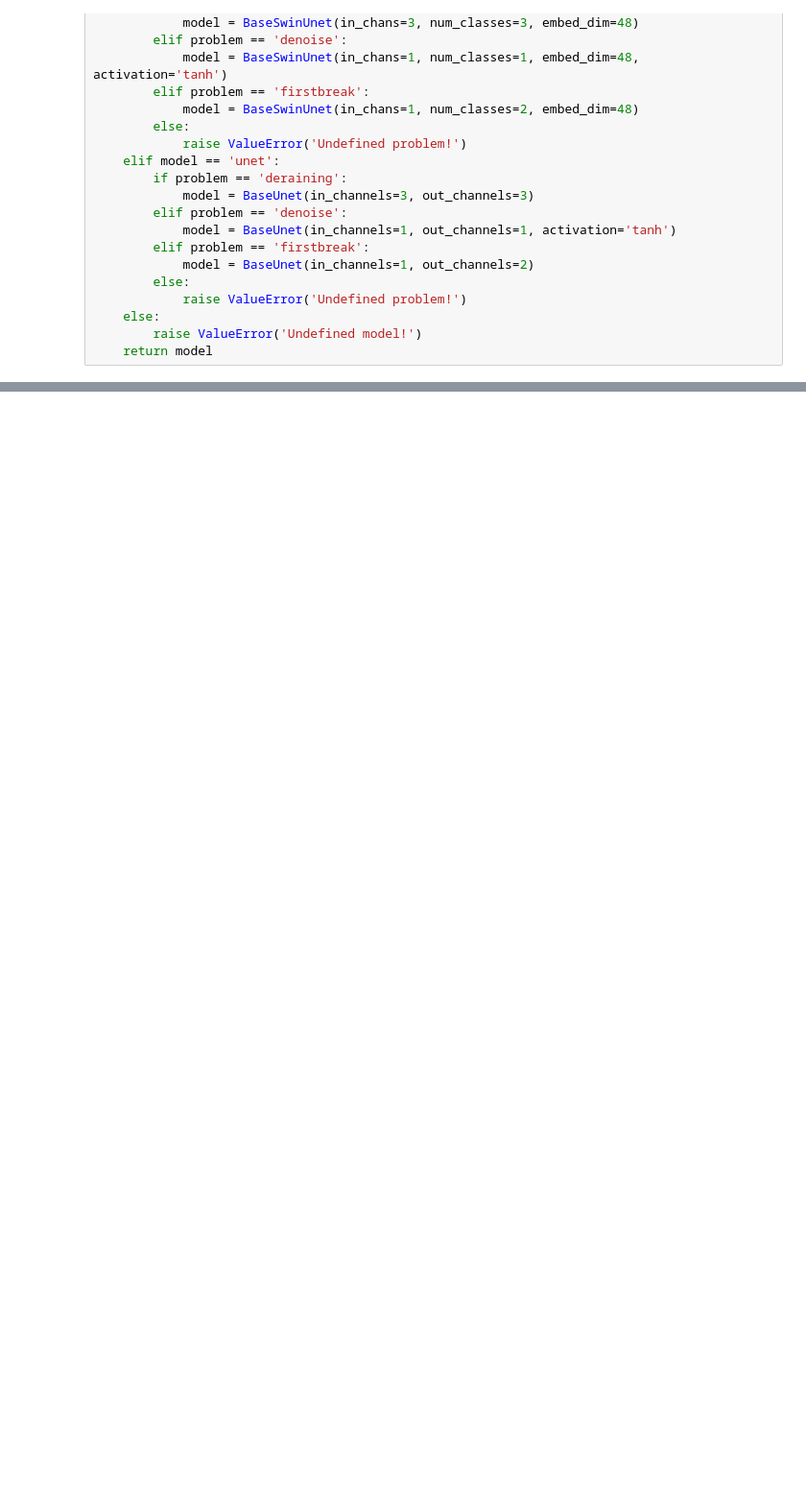
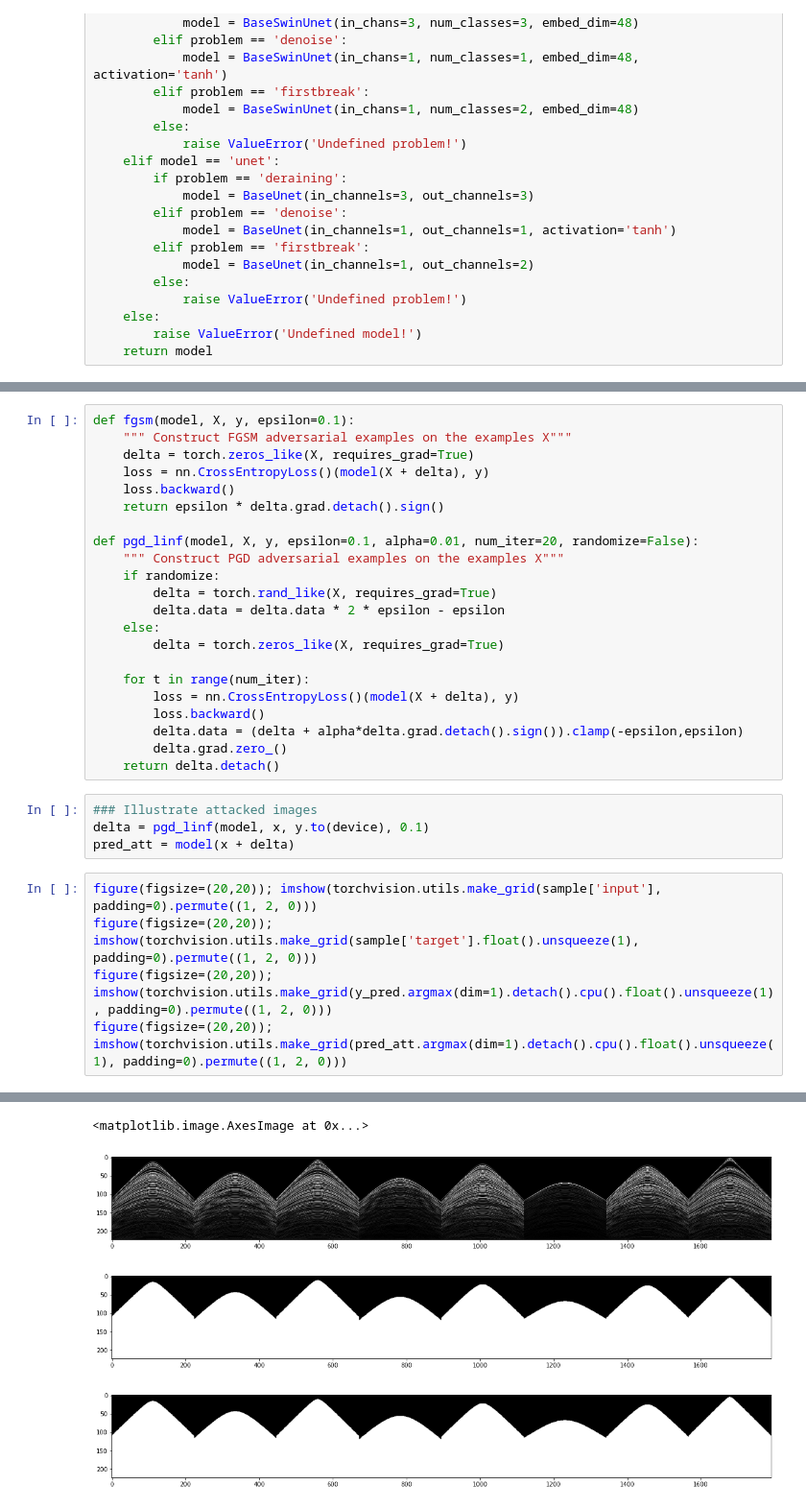
Before and after one commit to makamoa/seismic, a Jupyter notebook: src/AdversarialAttacks.ipynb, the cells around one changed output, grey strips where cells are left out. Shown at 96% size. Saved outputs shown, nothing was run; the diff lists cells and outputs as text; blank space fills up the shorter version.

```diff
--- a/src/AdversarialAttacks.ipynb
+++ b/src/AdversarialAttacks.ipynb
@@ -59,0 +114,32 @@ prefix=''
+# %%
+def fgsm(model, X, y, epsilon=0.1):
+    """ Construct FGSM adversarial examples on the examples X"""
+    delta = torch.zeros_like(X, requires_grad=True)
+    loss = nn.CrossEntropyLoss()(model(X + delta), y)
+    loss.backward()
+    return epsilon * delta.grad.detach().sign()
+
+def pgd_linf(model, X, y, epsilon=0.1, alpha=0.01, num_iter=20, randomize=False):
+    """ Construct PGD adversarial examples on the examples X"""
+    if randomize:
+        delta = torch.rand_like(X, requires_grad=True)
+        delta.data = delta.data * 2 * epsilon - epsilon
+    else:
+        delta = torch.zeros_like(X, requires_grad=True)
+
+    for t in range(num_iter):
+        loss = nn.CrossEntropyLoss()(model(X + delta), y)
+        loss.backward()
+        delta.data = (delta + alpha*delta.grad.detach().sign()).clamp(-epsilon,epsilon)
+        delta.grad.zero_()
+    return delta.detach()
+# %%
+### Illustrate attacked images
+delta = pgd_linf(model, x, y.to(device), 0.1)
+pred_att = model(x + delta)
+# %%
+figure(figsize=(20,20)); imshow(torchvision.utils.make_grid(sample['input'], padding=0).permute((1, 2, 0)))
+figure(figsize=(20,20)); imshow(torchvision.utils.make_grid(sample['target'].float().unsqueeze(1), padding=0).permute((1, 2, 0)))
+figure(figsize=(20,20)); imshow(torchvision.utils.make_grid(y_pred.argmax(dim=1).detach().cpu().float().unsqueeze(1), padding=0).permute((1, 2, 0)))
+figure(figsize=(20,20)); imshow(torchvision.utils.make_grid(pred_att.argmax(dim=1).detach().cpu().float().unsqueeze(1), padding=0).permute((1, 2, 0)))
+# %% [output]
@@ -59,0 +147,4 @@ prefix=''
+<matplotlib.image.AxesImage at 0x...>
+[figure, added]
+[figure, added]
+[figure, added]
```
Also changed, not shown: parts of 21 cells of this notebook, 4 other files.
